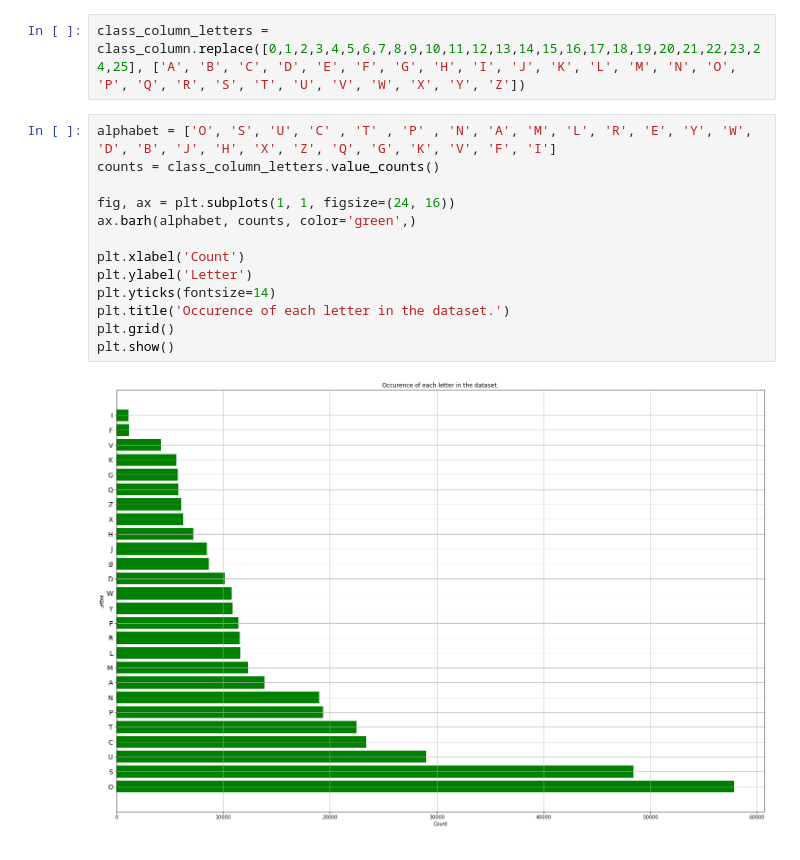
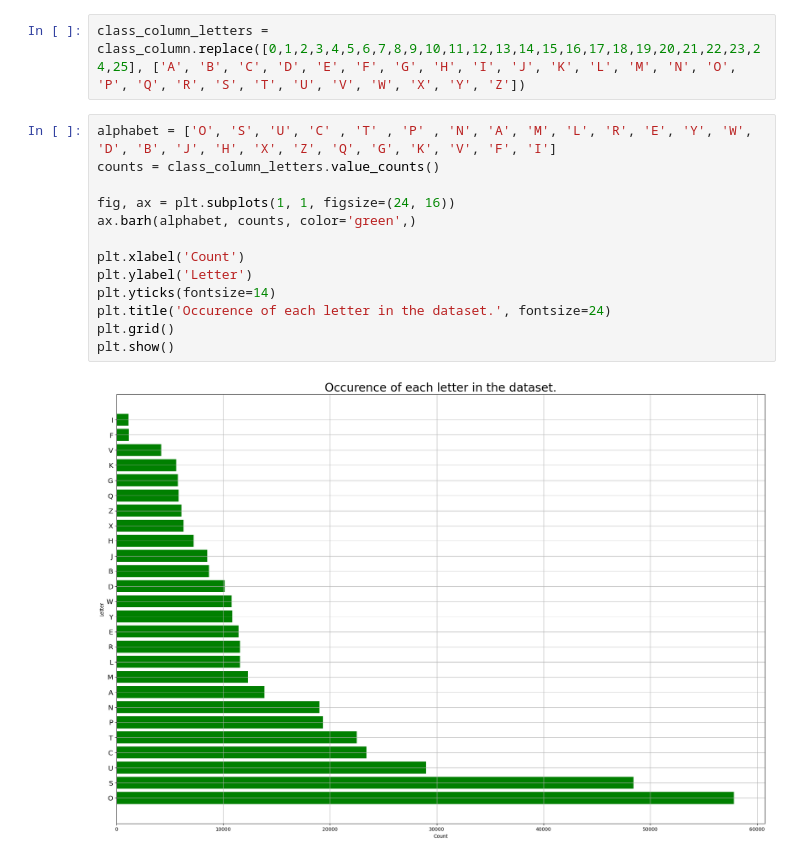
Before and after one commit to MirzaSubasic/letter-recognition, a Jupyter notebook: Letter recognition.ipynb, the cells around one changed output. Saved outputs shown, nothing was run; the diff lists cells and outputs as text.

Commit message:
Added title to letters barplot

```diff
--- a/Letter recognition.ipynb
+++ b/Letter recognition.ipynb
@@ -30,15 +30,15 @@ class_column_letters = class_column.replace([0,1,2,3,4,5,6,7,8,9,10,11,12,13,14,
 # %%
 alphabet = ['O', 'S', 'U', 'C' , 'T' , 'P' , 'N', 'A', 'M', 'L', 'R', 'E', 'Y', 'W', 'D', 'B', 'J', 'H', 'X', 'Z', 'Q', 'G', 'K', 'V', 'F', 'I']
 counts = class_column_letters.value_counts()
 
 fig, ax = plt.subplots(1, 1, figsize=(24, 16))
 ax.barh(alphabet, counts, color='green',)
 
 plt.xlabel('Count')
 plt.ylabel('Letter')
 plt.yticks(fontsize=14)
-plt.title('Occurence of each letter in the dataset.')
+plt.title('Occurence of each letter in the dataset.', fontsize=24)
 plt.grid()
 plt.show()
 # %% [output]
-[figure, old version]
+[figure, new version]
```
